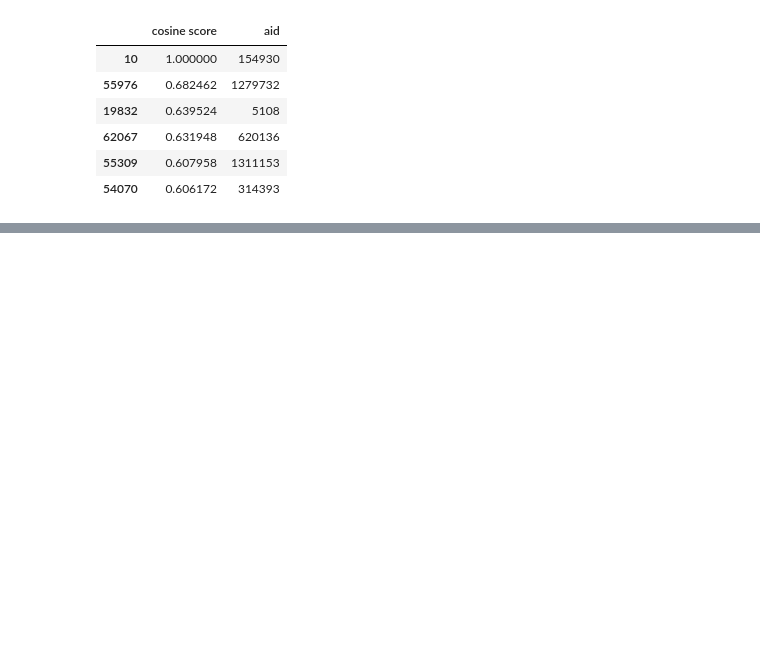
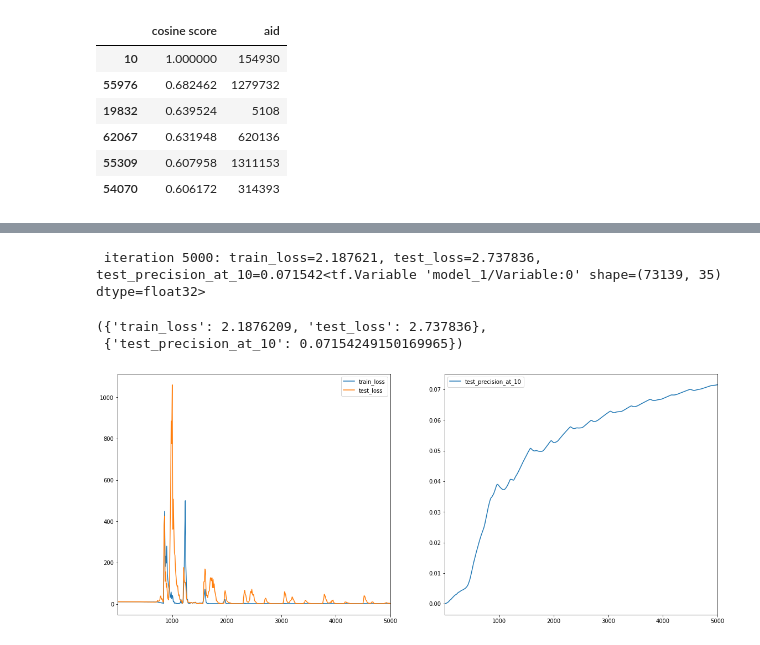
Before and after one commit to insistedMarin/ML-based-Recommendation-Systems, a Jupyter notebook: Matrix_Factorization_model.ipynb, the cells around one changed output, grey strips where cells are left out. Drawn from its saved outputs; the diff is of its cells as text; code cells hidden in the pictures; blank space fills up the shorter version.

```diff
--- a/Matrix_Factorization_model.ipynb
+++ b/Matrix_Factorization_model.ipynb
@@ -301,0 +412,13 @@ item_neighbors(model, last_aid, COSINE)
+# %%
+def softmax_loss(user_embeddings, item_embeddings, labels):
+  user_emb_dim = user_embeddings.shape[1]
+  item_emb_dim = item_embeddings.shape[1]
+  if user_emb_dim != item_emb_dim:
+    raise ValueError(
+        "The user embedding dimension %d should match the movie embedding "
+        "dimension % d" % (user_emb_dim, item_emb_dim))
+
+  logits = tf.compat.v1.matmul(user_embeddings, item_embeddings, transpose_b=True)
+  loss = tf.compat.v1.reduce_mean(tf.nn.sparse_softmax_cross_entropy_with_logits(
+      logits=logits, labels=labels))
+  return loss
@@ -301,0 +474,5 @@ item_neighbors(model, last_aid, COSINE)
+# %%
+rated_items = (rating_df[["session", "aid"]]
+                .groupby("session", as_index=False)
+                .aggregate(lambda x: list(x)))
+rated_items.head()
@@ -301,0 +486,22 @@ item_neighbors(model, last_aid, COSINE)
+# %%
+from array import array
+res_array = array("i", index)
+# %%
+def make_embedding_col(key, embedding_dim):
+  categorical_col = tf.feature_column.categorical_column_with_vocabulary_list(
+      key=key, vocabulary_list=list(set(res_array)), num_oov_buckets=0)
+  return tf.feature_column.embedding_column(
+      categorical_column=categorical_col, dimension=embedding_dim,
+      combiner='mean')
+
+with tf.Graph().as_default():
+  softmax_model = build_softmax_model(
+      rated_items,
+      embedding_cols=[
+          make_embedding_col("item_id", 35),
+      ],
+      hidden_dims=[35])
+
+softmax_model.train(
+    learning_rate=8., num_iterations=5000, optimizer=tf.compat.v1.train.AdagradOptimizer)
+# %% [output]
@@ -301,0 +509,4 @@ item_neighbors(model, last_aid, COSINE)
+ iteration 5000: train_loss=2.187621, test_loss=2.737836, test_precision_at_10=0.071542<tf.Variable 'model_1/Variable:0' shape=(73139, 35) dtype=float32>
+({'train_loss': 2.1876209, 'test_loss': 2.737836},
+ {'test_precision_at_10': 0.07154249150169965})
+[figure, added]
```
Also changed, not shown: parts of 14 cells of this notebook.
